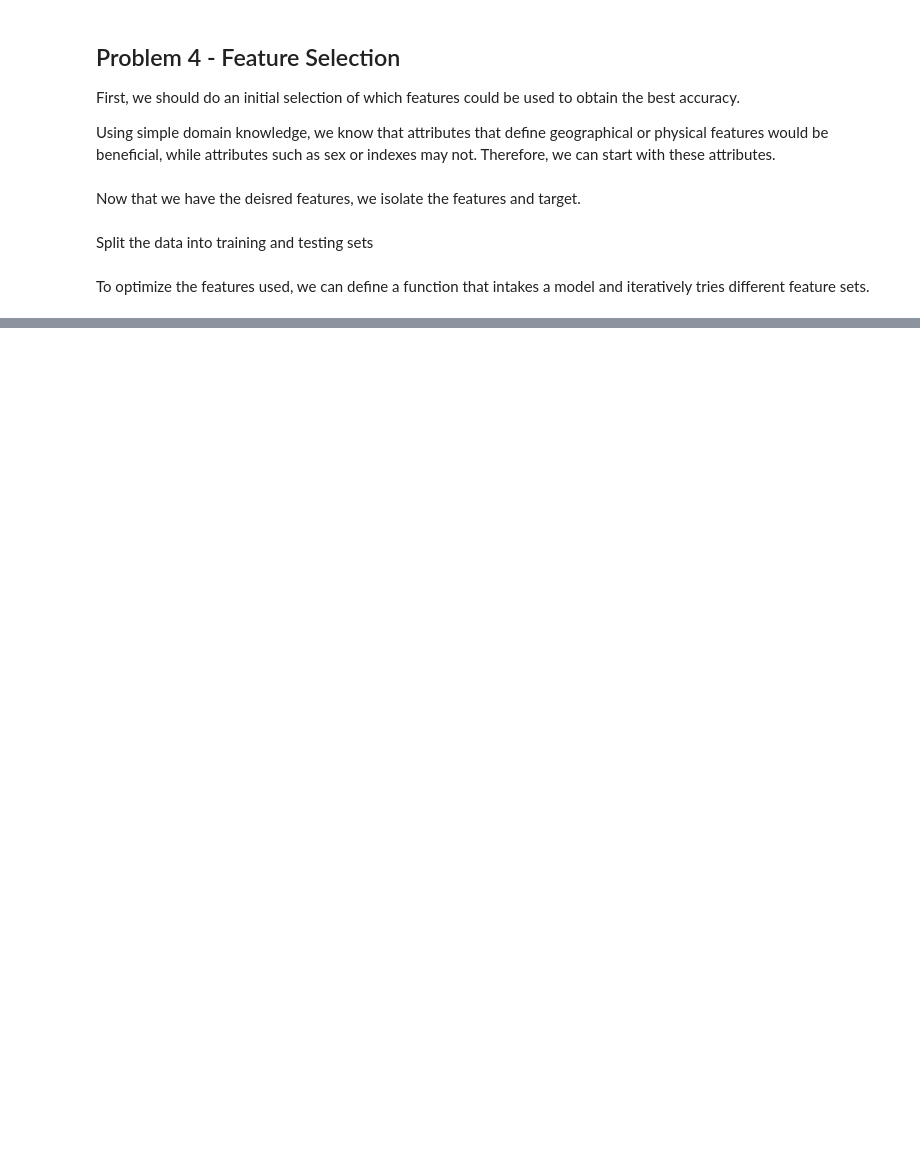
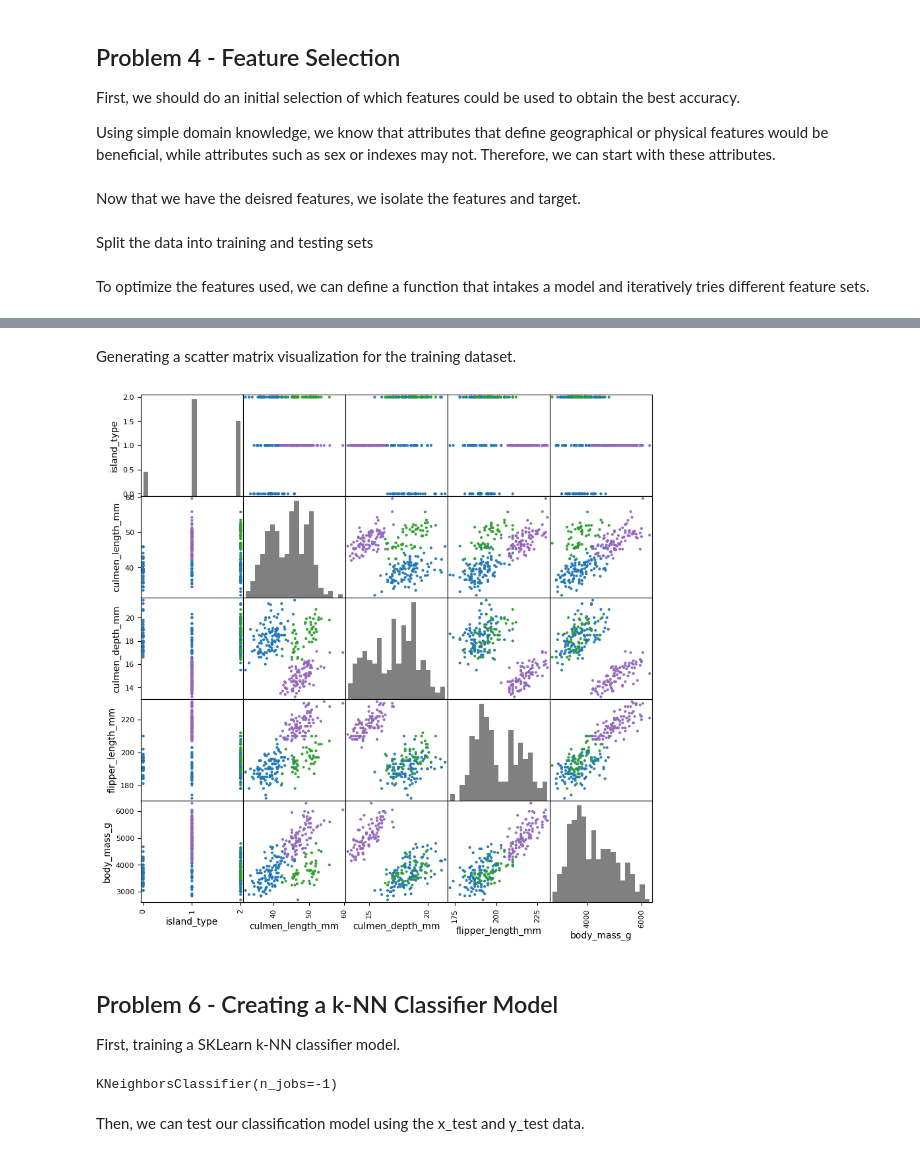
Before and after one commit to Jairik/Data-Science-Fundementals, a Jupyter notebook: HW0/HW0-JJ-McCauley.ipynb, the cells around one changed output, grey strips where cells are left out. Cells and saved outputs as stored; diff of their text form; code cells hidden in the pictures; blank space fills up the shorter version.

```diff
--- a/HW0/HW0-JJ-McCauley.ipynb
+++ b/HW0/HW0-JJ-McCauley.ipynb
@@ -139,18 +139,25 @@ First, we should do an initial selection of which features could be used to obta
 
 Using simple domain knowledge, we know that attributes that define geographical or physical features would be beneficial, while attributes such as sex or indexes may not. Therefore, we can start with these attributes.
 # %%
-possible_features = ['island', 'culmen_length_mm', 'culmen_depth_mm', \
-                       'flipper_length_mm', 'body_mass_g']  # Initial features to consider
+# Map the island names to integers
+island_names = df['island'].unique()
+for i in range(len(island_names)):
+    df.loc[df['island'] == island_names[i], 'island_type'] = i
+df = df.astype({'island_type': 'int32'})  # Convert to int32
+
+# Create a list of possible features to consider
+possible_features = ['island_type', 'culmen_length_mm', 'culmen_depth_mm', \
+                       'flipper_length_mm', 'body_mass_g']
 # %% [markdown]
 Now that we have the deisred features, we isolate the features and target.
 # %%
 y_df = df['species_type']  # Target
-x_df = df.drop(columns=['species_type', 'species', 'sex', 'sex_type'])  # Features
+x_df = df[possible_features]  # Features
 # %% [markdown]
 Split the data into training and testing sets
 # %%
 # Split into training and testing sets
-x_train, x_test, y_train, y_test = train_test_split(x_df, x_df, test_size=.25, random_state=42)
+x_train, x_test, y_train, y_test = train_test_split(x_df, y_df, test_size=.25, random_state=42)
 # %% [markdown]
 To optimize the features used, we can define a function that intakes a model and iteratively tries different feature sets.
 # %%
@@ -197,0 +228,34 @@ def test_features(features: list, x_df: pd.DataFrame, target_df: pd.DataFrame, m
+# %% [markdown]
+Generating a scatter matrix visualization for the training dataset.
+# %%
+# Creating a tailored colormap
+import matplotlib.colors as mplcolors
+custom_color_map = mplcolors.ListedColormap(["#1f77b4", "#ff7f0e", "#2ca02c", "#d62728", "#9467bd"])
+
+# Create a scatter matrix from the dataframe
+colormapScatterMatrix = pd.plotting.scatter_matrix(
+                                                    frame=x_train,  # Data to map
+                                                    alpha=.95,  # Transparency applied
+                                                    hist_kwds={'bins': 20, 'color': 'gray'}, # Keywords to be used in the histograms
+                                                    c=y_train,  # Overlapping Data (target)
+                                                    cmap=custom_color_map,  # Color map
+                                                    figsize=(10,10),  # Figure size, large to fit all text
+                                                )
+# %% [output]
+[figure, added]
+# %% [markdown]
+## Problem 6 - Creating a k-NN Classifier Model
+
+First, training a SKLearn k-NN classifier model.
+# %%
+N_NEIGHBORS: int = 5  # Number of neighbords for our model, may be adjusted
+knn_model = KNeighborsClassifier(
+                                  n_neighbors=N_NEIGHBORS,  # Number of neighbors
+                                  n_jobs=-1,  # Use all processors for the model
+                               )  # All other parameters are set to default values
+
+knn_model.fit(X=x_train, y=y_train)  # Training the model on the training data
+# %% [output]
+KNeighborsClassifier(n_jobs=-1)
+# %% [markdown]
+Then, we can test our classification model using the x_test and y_test data.
```
Also changed, not shown: parts of 11 cells of this notebook.
